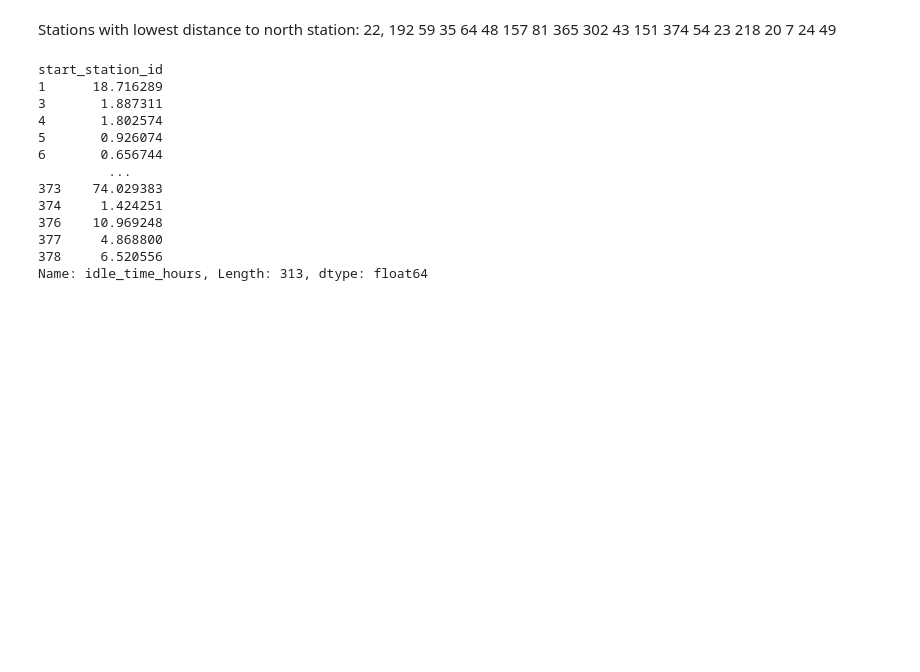
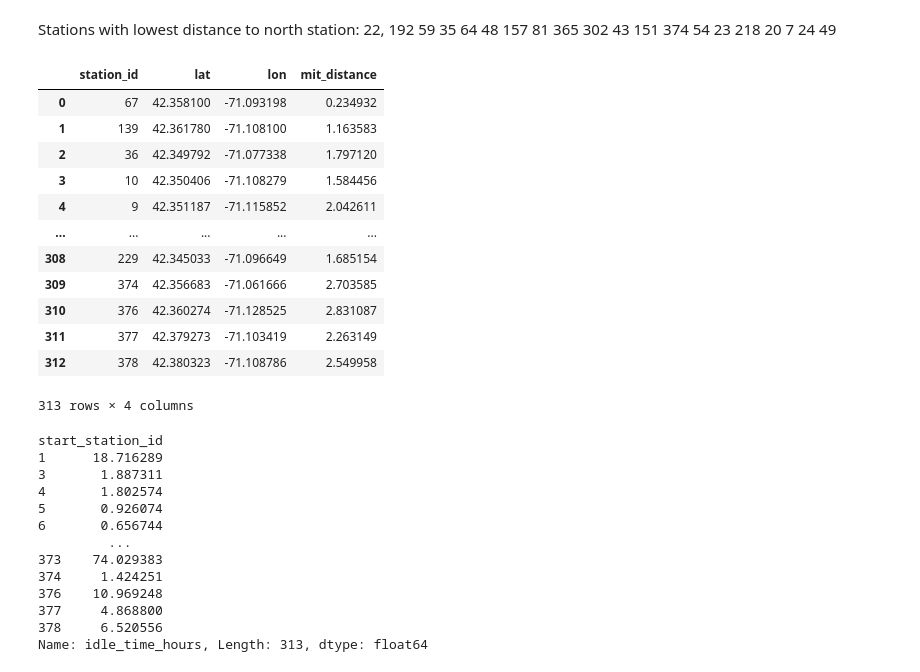
Before and after one commit to Oxford012/DDT, a Jupyter notebook: Laurin/Station_Location_Feature.ipynb, the cells around one changed output. Drawn from its saved outputs; the diff is of its cells as text; code cells hidden in the pictures; blank space fills up the shorter version.

Commit message:
Added some station location features 4

```diff
--- a/Laurin/Station_Location_Feature.ipynb
+++ b/Laurin/Station_Location_Feature.ipynb
@@ -27,6 +27,7 @@ bluebikes
 # %%
 bluebikes_stations = pd.read_csv('C:/Users/lauri/PycharmProjects/DSML_Data/bluebikes_stations.csv')
 bluebikes_stations_dist = bluebikes_stations.copy()
+mit_dist = bluebikes_stations.copy()
 bluebikes_stations.head()
 # %% [output]
 |  | station_id | lat | lon |
@@ -109,6 +117,24 @@ bluebikes_stations_dist
 313 rows × 14 columns
 # %% [markdown]
 Stations with lowest distance to north station: 22, 192 59 35 64 48 157 81 365 302 43 151 374 54 23 218 20 7 24 49
+# %%
+location = {'mit': (42.360091, -71.094160)}
+mit_dist['mit_distance'] = mit_dist.apply(lambda row: geodesic((row['lat'], row['lon']), (42.360091, -71.094160)).km, axis=1)
+mit_dist
+# %% [output]
+|  | station_id | lat | lon | mit_distance |
+| 0 | 67 | 42.358100 | -71.093198 | 0.234932 |
+| 1 | 139 | 42.361780 | -71.108100 | 1.163583 |
+| 2 | 36 | 42.349792 | -71.077338 | 1.797120 |
+| 3 | 10 | 42.350406 | -71.108279 | 1.584456 |
+| 4 | 9 | 42.351187 | -71.115852 | 2.042611 |
+| ... | ... | ... | ... | ... |
+| 308 | 229 | 42.345033 | -71.096649 | 1.685154 |
+| 309 | 374 | 42.356683 | -71.061666 | 2.703585 |
+| 310 | 376 | 42.360274 | -71.128525 | 2.831087 |
+| 311 | 377 | 42.379273 | -71.103419 | 2.263149 |
+| 312 | 378 | 42.380323 | -71.108786 | 2.549958 |
+313 rows × 4 columns
 # %%
 # Convert idle_time to timedelta type
 bluebikes['idle_time'] = pd.to_timedelta(bluebikes['idle_time'])
```
Also changed, not shown: parts of 3 cells of this notebook.
